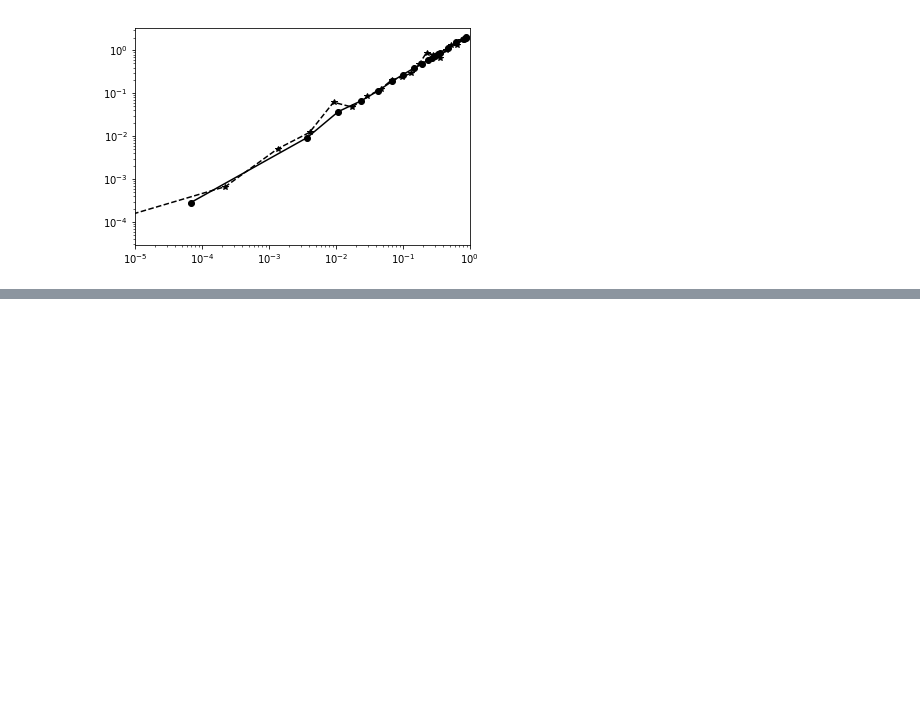
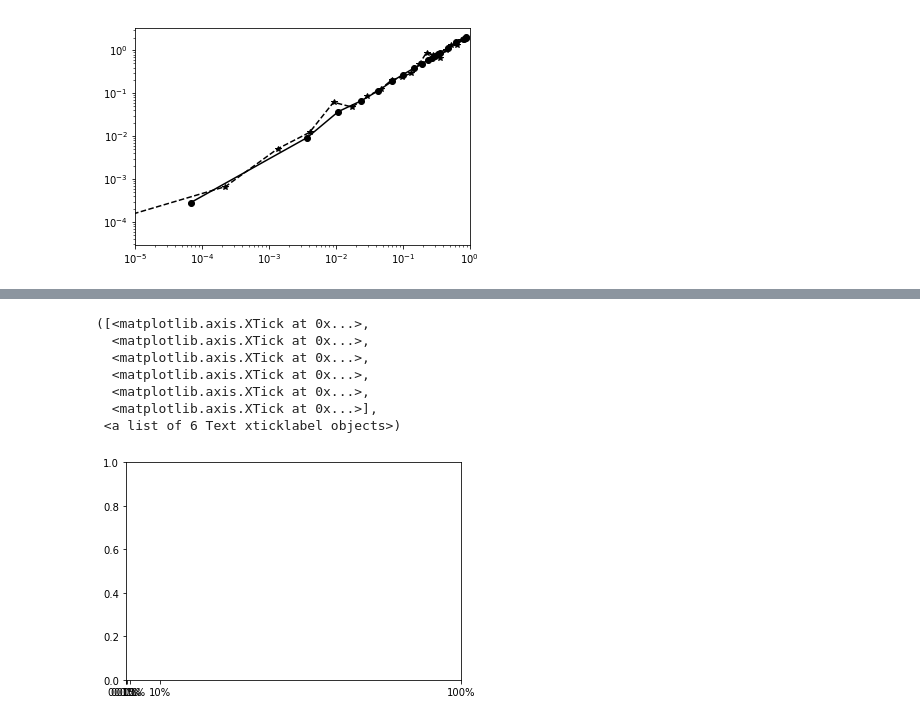
Before and after one commit to imark83/kvector, a Jupyter notebook: tex/pyFigs/Untitled.ipynb, the cells around one changed output, grey strips where cells are left out. Cells and saved outputs as stored; diff of their text form; code cells hidden in the pictures; blank space fills up the shorter version.

```diff
--- a/tex/pyFigs/Untitled.ipynb
+++ b/tex/pyFigs/Untitled.ipynb
@@ -16,0 +41,11 @@ plt.show()
+# %%
+plt.xticks([1e-5,1e-4,1e-3,1e-2,1e-1,1],["0.001%","0.01%","0.1%","1%","10%","100%"])
+# %% [output]
+([<matplotlib.axis.XTick at 0x...>,
+  <matplotlib.axis.XTick at 0x...>,
+  <matplotlib.axis.XTick at 0x...>,
+  <matplotlib.axis.XTick at 0x...>,
+  <matplotlib.axis.XTick at 0x...>,
+  <matplotlib.axis.XTick at 0x...>],
+ <a list of 6 Text xticklabel objects>)
+[figure, added]
```
Also changed, not shown: parts of 2 cells of this notebook, 5 other files.
